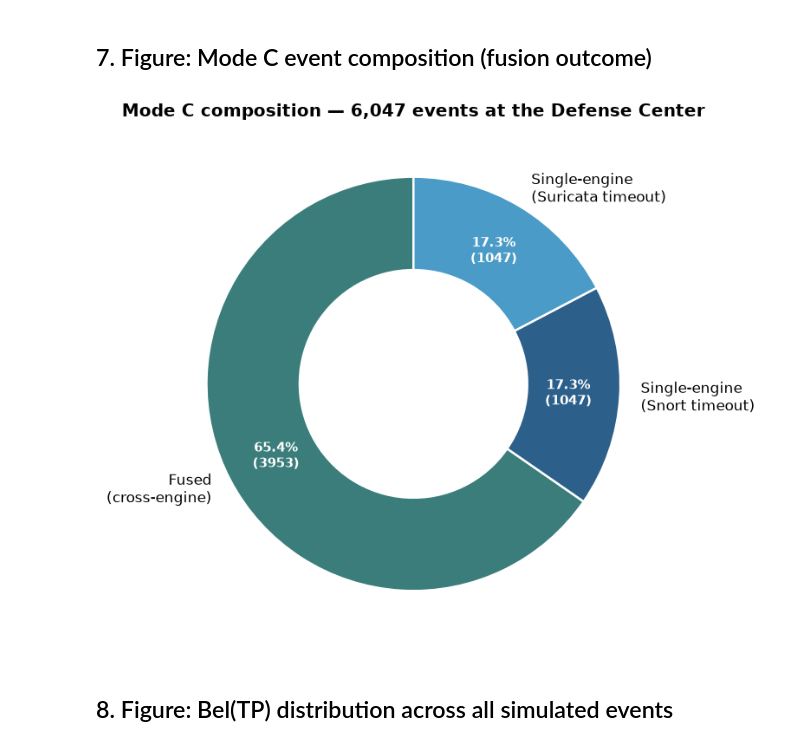
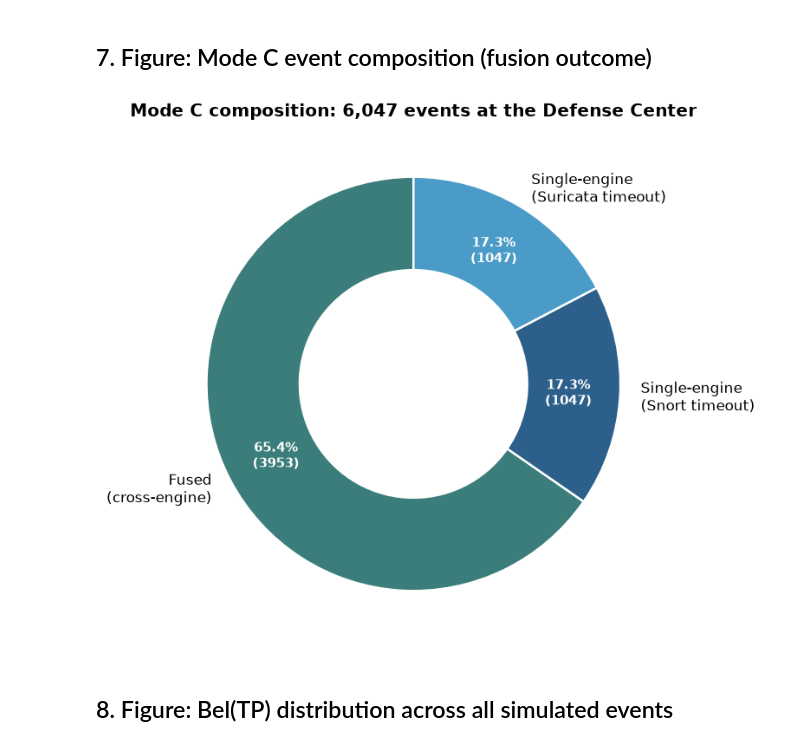
Before and after one commit to alfiyansys/nids-dst-fusion-poc, a Jupyter notebook: notebooks/dst_fusion_analysis.ipynb, the cells around one changed output. Drawn from its saved outputs; the diff is of its cells as text; code cells hidden in the pictures.

```diff
--- a/notebooks/dst_fusion_analysis.ipynb
+++ b/notebooks/dst_fusion_analysis.ipynb
@@ -108,7 +108,7 @@ for ax, engine, color in [(axes[0], "snort", C_SNORT), (axes[1], "suricata", C_S
     x = np.arange(len(priorities))
     ax.bar(x, m_tp, width=0.55, color=color, label="m({TP})", zorder=3)
     ax.bar(x, m_ign, width=0.55, bottom=m_tp, color=C_LGRAY, edgecolor=color,
-           linewidth=1.0, label="m(Θ) — ignorance", zorder=3)
+           linewidth=1.0, label="m(Θ): ignorance", zorder=3)
     for xi, v in zip(x, m_tp):
         ax.text(xi, v + 0.02, f"{v:.3f}", ha="center", fontsize=9, fontweight="bold", color=C_DARK)
     ax.set_xticks(x)
@@ -268,28 +268,28 @@ plt.show()
 # %%
 from collections import Counter
 kind_counts = Counter(e.kind for e in sim.events)
 order = ["fused", "single_snort", "single_suricata"]
 kind_labels = {"fused": "Fused\n(cross-engine)", "single_snort": "Single-engine\n(Snort timeout)",
                "single_suricata": "Single-engine\n(Suricata timeout)"}
 vals = [kind_counts[k] for k in order]
 colors2 = [C_FUSED, C_SNORT, C_SURICATA]
 
 fig, ax = plt.subplots(figsize=(6.5, 6.5))
 wedges, texts, autotexts = ax.pie(
     vals, labels=[kind_labels[k] for k in order], colors=colors2, autopct=lambda p: f"{p:.1f}%\n({p/100*sim.mode_c:.0f})",
     startangle=90, pctdistance=0.75,
     wedgeprops=dict(width=0.45, edgecolor="white", linewidth=1.5),
 )
 for t in autotexts:
     t.set_fontsize(9)
     t.set_color("white")
     t.set_fontweight("bold")
-ax.set_title(f"Mode C composition — {sim.mode_c:,} events at the Defense Center", fontweight="bold")
+ax.set_title(f"Mode C composition: {sim.mode_c:,} events at the Defense Center", fontweight="bold")
 fig.tight_layout()
 fig.savefig(FIGURES_DIR / "fig_event_breakdown.png")
 plt.show()
 # %% [output]
-[figure, old version]
+[figure, new version]
 # %% [markdown]
 ## 8. Figure: Bel(TP) distribution across all simulated events
 # %%
```
Also changed, not shown: parts of 6 cells of this notebook, 5 other files.
